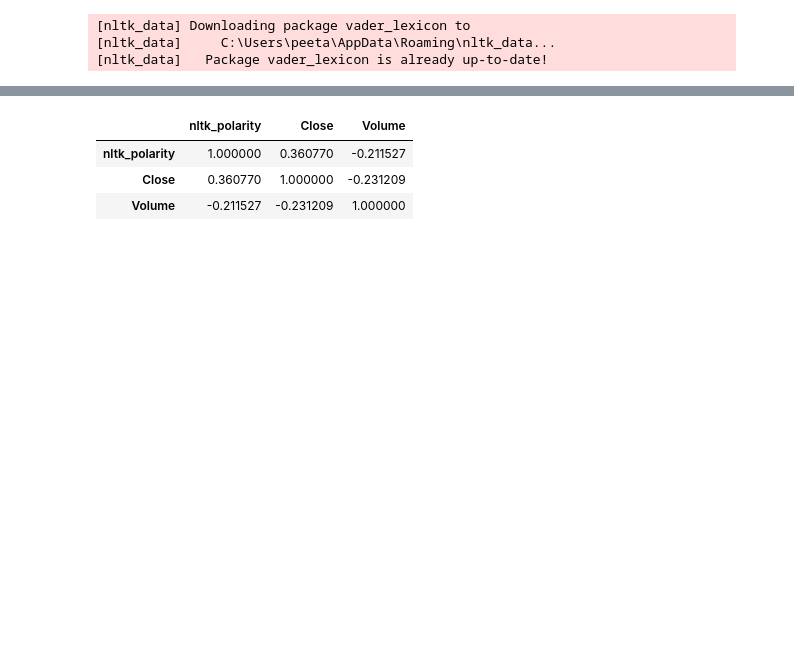
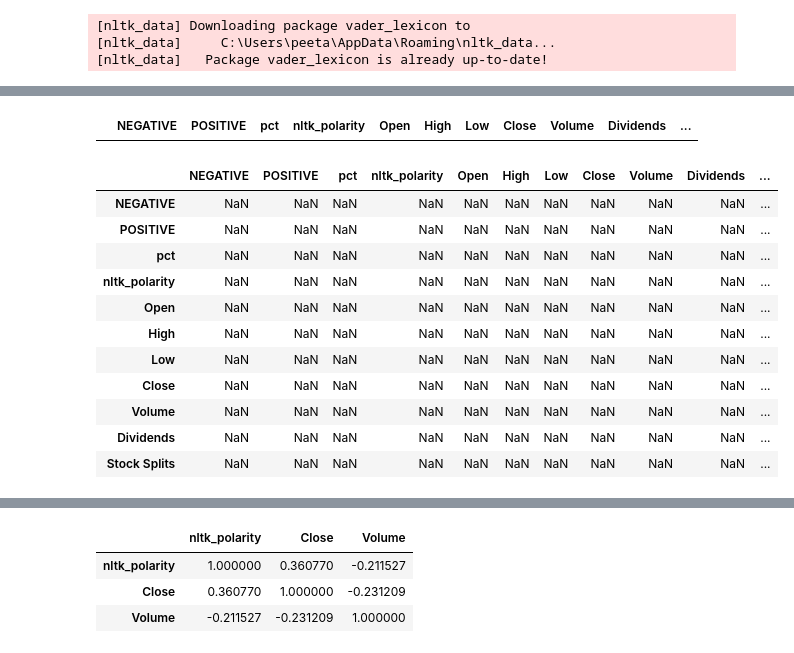
Before and after one commit to LaachH/dream_team, a Jupyter notebook: main.ipynb, the cells around one changed output, grey strips where cells are left out. Drawn from its saved outputs; the diff is of its cells as text; code cells hidden in the pictures; blank space fills up the shorter version.

```diff
--- a/main.ipynb
+++ b/main.ipynb
@@ -323,0 +478,12 @@ btc_chg2_normil=normil(btc_chg2)
+# %%
+GME_normil=normil(GME)
+AMC_normil=normil(AMC)
+TSLA_normil=normil(TSLA)
+# %%
+gme = yf.Ticker("GME")
+gme_stock = gme.history(
+    start='2022-04-04',
+    end='2022-04-11',
+    interval='1D'
+)
+gme_price_normil=normil(gme_stock)
@@ -323,0 +506,10 @@ btc_chg2_normil=normil(btc_chg2)
+# %%
+GME_normil1=GME_normil.reset_index()
+GME_normil1['time']=GME_normil1['time'].round('1D')
+GME_normil1=GME_normil1.groupby('time').mean()
+AMC_normil1=AMC_normil.reset_index()
+AMC_normil1['time']=AMC_normil1['time'].round('1D')
+AMC_normil1=AMC_normil1.groupby('time').mean()
+TSLA_normil1=TSLA_normil.reset_index()
+TSLA_normil1['time']=TSLA_normil1['time'].round('1D')
+TSLA_normil1=TSLA_normil1.groupby('time').mean()
@@ -323,0 +554,21 @@ btc_chg2_normil=normil(btc_chg2)
+# %%
+GME_joined=pd.concat([GME_normil1,gme_price_normil], axis=1, join='inner')
+# %%
+GME_joined
+# %% [output]
+|  | NEGATIVE | POSITIVE | pct | nltk_polarity | Open | High | Low | Close | Volume | Dividends | ... |
+# %%
+GME_joined.corr()
+# %% [output]
+|  | NEGATIVE | POSITIVE | pct | nltk_polarity | Open | High | Low | Close | Volume | Dividends | ... |
+| NEGATIVE | NaN | NaN | NaN | NaN | NaN | NaN | NaN | NaN | NaN | NaN | ... |
+| POSITIVE | NaN | NaN | NaN | NaN | NaN | NaN | NaN | NaN | NaN | NaN | ... |
+| pct | NaN | NaN | NaN | NaN | NaN | NaN | NaN | NaN | NaN | NaN | ... |
+| nltk_polarity | NaN | NaN | NaN | NaN | NaN | NaN | NaN | NaN | NaN | NaN | ... |
+| Open | NaN | NaN | NaN | NaN | NaN | NaN | NaN | NaN | NaN | NaN | ... |
+| High | NaN | NaN | NaN | NaN | NaN | NaN | NaN | NaN | NaN | NaN | ... |
+| Low | NaN | NaN | NaN | NaN | NaN | NaN | NaN | NaN | NaN | NaN | ... |
+| Close | NaN | NaN | NaN | NaN | NaN | NaN | NaN | NaN | NaN | NaN | ... |
+| Volume | NaN | NaN | NaN | NaN | NaN | NaN | NaN | NaN | NaN | NaN | ... |
+| Dividends | NaN | NaN | NaN | NaN | NaN | NaN | NaN | NaN | NaN | NaN | ... |
+| Stock Splits | NaN | NaN | NaN | NaN | NaN | NaN | NaN | NaN | NaN | NaN | ... |
```
Also changed, not shown: parts of 171 cells of this notebook, 26 other files.
